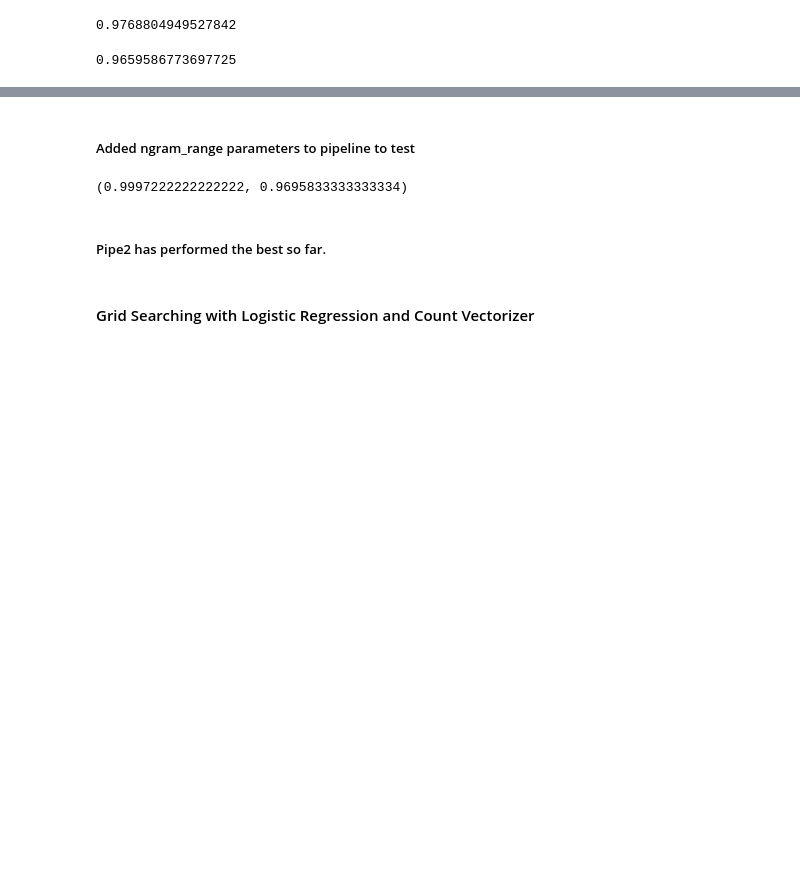
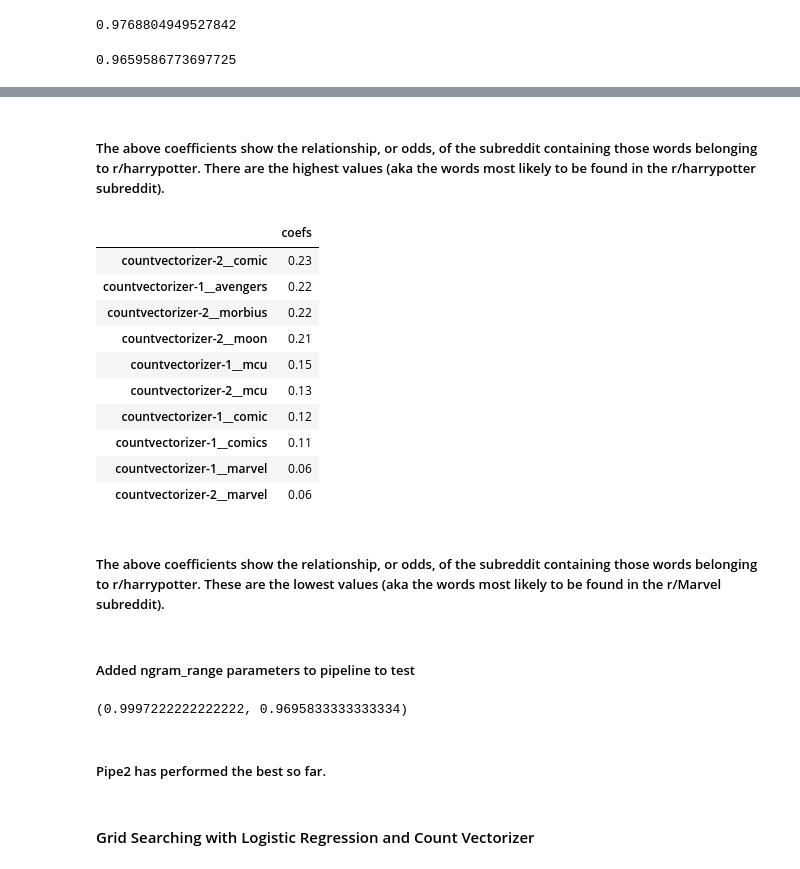
Before and after one commit to jpetersen626/reddit_classification_nlp, a Jupyter notebook: code/03_Modeling.ipynb, the cells around one changed output, grey strips where cells are left out. Drawn from its saved outputs; the diff is of its cells as text; code cells hidden in the pictures; blank space fills up the shorter version.

```diff
--- a/code/03_Modeling.ipynb
+++ b/code/03_Modeling.ipynb
@@ -85,3 +144,21 @@ balanced_accuracy_score(y_test, pipe2.predict(X_test))
+# %% [markdown]
+##### The above coefficients show the relationship, or odds, of the subreddit containing those words belonging to r/harrypotter. There are the highest values (aka the words most likely to be found in the r/harrypotter subreddit).
+# %%
+coefs_df.round(2).tail(10)
+# %% [output]
+|  | coefs |
+| countvectorizer-2__comic | 0.23 |
+| countvectorizer-1__avengers | 0.22 |
+| countvectorizer-2__morbius | 0.22 |
+| countvectorizer-2__moon | 0.21 |
+| countvectorizer-1__mcu | 0.15 |
+| countvectorizer-2__mcu | 0.13 |
+| countvectorizer-1__comic | 0.12 |
+| countvectorizer-1__comics | 0.11 |
+| countvectorizer-1__marvel | 0.06 |
+| countvectorizer-2__marvel | 0.06 |
+# %% [markdown]
+##### The above coefficients show the relationship, or odds, of the subreddit containing those words belonging to r/harrypotter. These are the lowest values (aka the words most likely to be found in the r/Marvel subreddit).
 # %% [markdown]
 ##### Added ngram_range parameters to pipeline to test
 # %%
```
Also changed, not shown: parts of 7 cells of this notebook.
